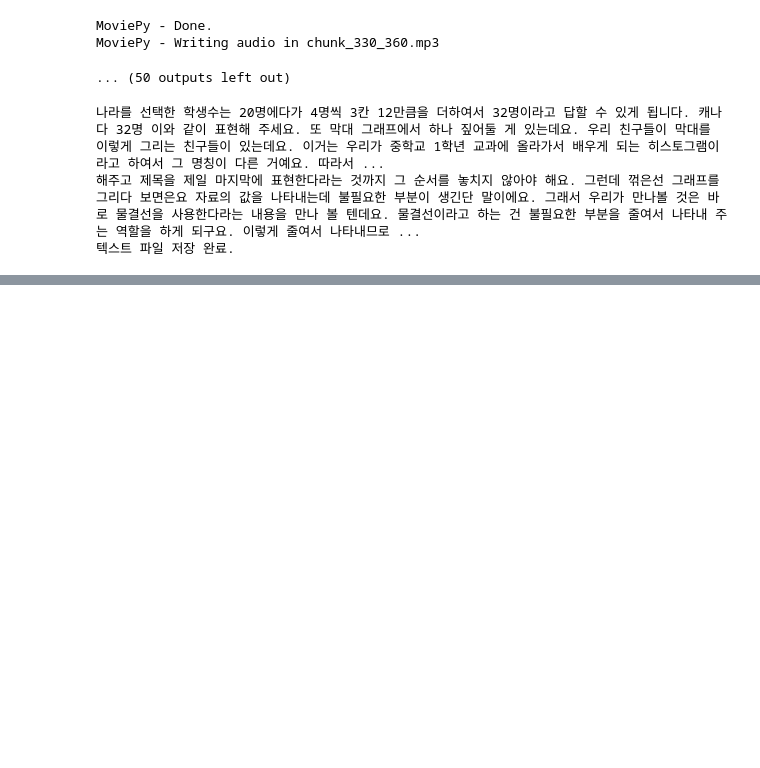
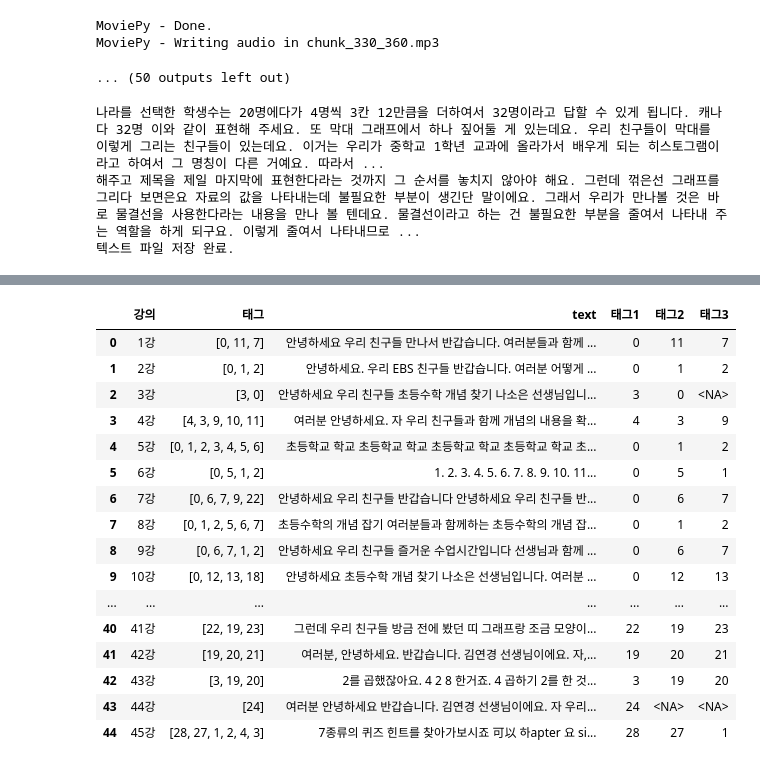
Before and after one commit to oxorudo/Chunjae_Bigdata_9th, a Jupyter notebook: 9.4~9.23/STT_summary_project/lecture_summary_kor.ipynb, the cells around one changed output, grey strips where cells are left out. Cells and saved outputs as stored; diff of their text form; code cells hidden in the pictures; blank space fills up the shorter version.

```diff
--- a/9.4~9.23/STT_summary_project/lecture_summary_kor.ipynb
+++ b/9.4~9.23/STT_summary_project/lecture_summary_kor.ipynb
@@ -390,0 +614,40 @@ print(final_transcription1 + final_transcription2)
+# %%
+# '태그' 열이 리스트 형태인지 확인하고 필요하다면 리스트로 변환
+def ensure_list(tags_str):
+    if isinstance(tags_str, str):
+        tags_str = eval(tags_str)
+    return tags_str
+
+
+df["태그"] = df["태그"].apply(ensure_list)
+
+# 각각의 태그를 새로운 열에 할당
+df["태그1"] = df["태그"].apply(lambda x: x[0] if len(x) > 0 else None)
+df["태그2"] = df["태그"].apply(lambda x: x[1] if len(x) > 1 else None)
+df["태그3"] = df["태그"].apply(lambda x: x[2] if len(x) > 2 else None)
+
+# 태그 열을 정수형으로 변환
+df["태그1"] = df["태그1"].astype(pd.Int64Dtype())
+df["태그2"] = df["태그2"].astype(pd.Int64Dtype())
+df["태그3"] = df["태그3"].astype(pd.Int64Dtype())
+
+df.to_csv("./df_ebs.csv", index=False)
+df
+# %% [output]
+|  | 강의 | 태그 | text | 태그1 | 태그2 | 태그3 |
+| 0 | 1강 | [0, 11, 7] | 안녕하세요 우리 친구들 만나서 반갑습니다. 여러분들과 함께 ... | 0 | 11 | 7 |
+| 1 | 2강 | [0, 1, 2] | 안녕하세요. 우리 EBS 친구들 반갑습니다. 여러분 어떻게 ... | 0 | 1 | 2 |
+| 2 | 3강 | [3, 0] | 안녕하세요 우리 친구들 초등수학 개념 찾기 나소은 선생님입니... | 3 | 0 | <NA> |
+| 3 | 4강 | [4, 3, 9, 10, 11] | 여러분 안녕하세요. 자 우리 친구들과 함께 개념의 내용을 확... | 4 | 3 | 9 |
+| 4 | 5강 | [0, 1, 2, 3, 4, 5, 6] | 초등학교 학교 초등학교 학교 초등학교 학교 초등학교 학교 초... | 0 | 1 | 2 |
+| 5 | 6강 | [0, 5, 1, 2] | 1. 2. 3. 4. 5. 6. 7. 8. 9. 10. 11... | 0 | 5 | 1 |
+| 6 | 7강 | [0, 6, 7, 9, 22] | 안녕하세요 우리 친구들 반갑습니다 안녕하세요 우리 친구들 반... | 0 | 6 | 7 |
+| 7 | 8강 | [0, 1, 2, 5, 6, 7] | 초등수학의 개념 잡기 여러분들과 함께하는 초등수학의 개념 잡... | 0 | 1 | 2 |
+| 8 | 9강 | [0, 6, 7, 1, 2] | 안녕하세요 우리 친구들 즐거운 수업시간입니다 선생님과 함께 ... | 0 | 6 | 7 |
+| 9 | 10강 | [0, 12, 13, 18] | 안녕하세요 초등수학 개념 찾기 나소은 선생님입니다. 여러분 ... | 0 | 12 | 13 |
+| ... | ... | ... | ... | ... | ... | ... |
+| 40 | 41강 | [22, 19, 23] | 그런데 우리 친구들 방금 전에 봤던 띠 그래프랑 조금 모양이... | 22 | 19 | 23 |
+| 41 | 42강 | [19, 20, 21] | 여러분, 안녕하세요. 반갑습니다. 김연경 선생님이에요. 자,... | 19 | 20 | 21 |
+| 42 | 43강 | [3, 19, 20] | 2를 곱했잖아요. 4 2 8 한거죠. 4 곱하기 2를 한 것... | 3 | 19 | 20 |
+| 43 | 44강 | [24] | 여러분 안녕하세요 반갑습니다. 김연경 선생님이에요. 자 우리... | 24 | <NA> | <NA> |
+| 44 | 45강 | [28, 27, 1, 2, 4, 3] | 7종류의 퀴즈 힌트를 찾아가보시죠 可以 하apter 요 si... | 28 | 27 | 1 |
```
Also changed, not shown: parts of 19 cells of this notebook, 8 other files.
